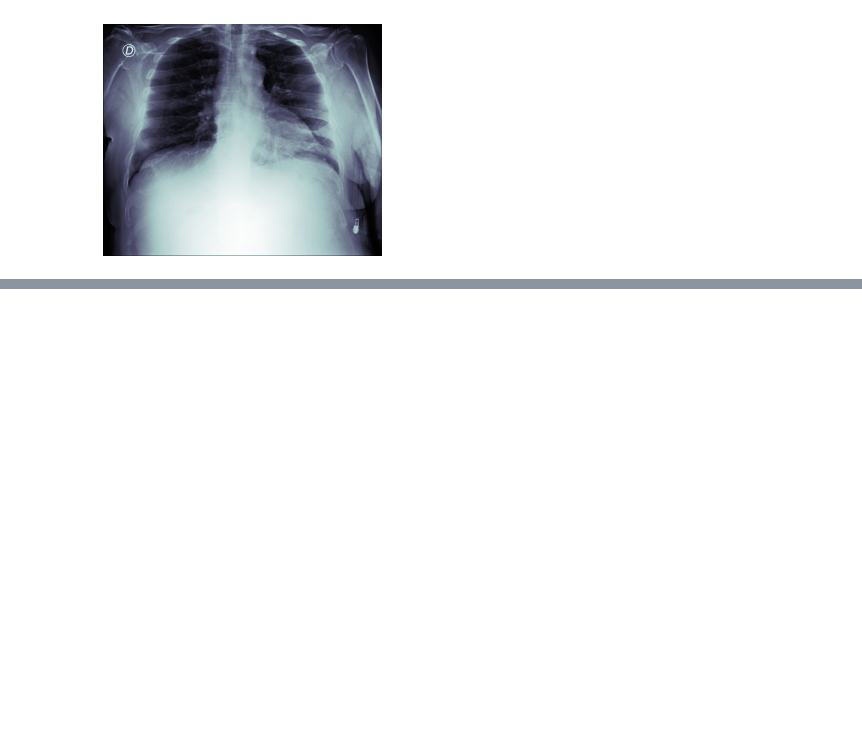
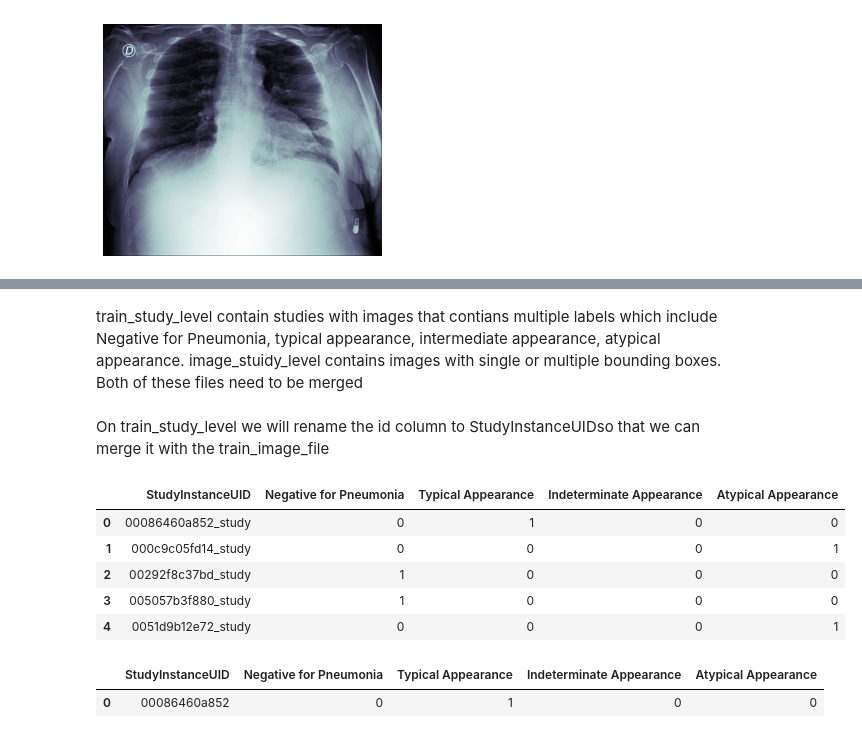
Before and after one commit to rajatpaliwal/SIIM-FISABIO-RSNA-COVID-19-Detection, a Jupyter notebook: Covid_19_detection_EDA.ipynb, the cells around one changed output, grey strips where cells are left out. Cells and saved outputs as stored; diff of their text form; code cells hidden in the pictures; blank space fills up the shorter version.

```diff
--- a/Covid_19_detection_EDA.ipynb
+++ b/Covid_19_detection_EDA.ipynb
@@ -76,0 +201,20 @@ train_sample.show()
+# %% [markdown]
+train_study_level contain studies with images that contians multiple labels which include Negative for Pneumonia, typical appearance, intermediate appearance, atypical appearance. image_stuidy_level contains images with single or multiple bounding boxes. Both of these files need to be merged
+# %% [markdown]
+On train_study_level we will rename the id column to StudyInstanceUIDso that we can merge it with the train_image_file
+# %%
+train_study_level.rename(columns={'id':'StudyInstanceUID'}, inplace = True)
+train_study_level.head()
+# %% [output]
+|  | StudyInstanceUID | Negative for Pneumonia | Typical Appearance | Indeterminate Appearance | Atypical Appearance |
+| 0 | 00086460a852_study | 0 | 1 | 0 | 0 |
+| 1 | 000c9c05fd14_study | 0 | 0 | 0 | 1 |
+| 2 | 00292f8c37bd_study | 1 | 0 | 0 | 0 |
+| 3 | 005057b3f880_study | 1 | 0 | 0 | 0 |
+| 4 | 0051d9b12e72_study | 0 | 0 | 0 | 1 |
+# %%
+train_study_level['StudyInstanceUID'] = train_study_level['StudyInstanceUID'].apply(lambda x: f'{x[:12]}')
+train_study_level[:1]
+# %% [output]
+|  | StudyInstanceUID | Negative for Pneumonia | Typical Appearance | Indeterminate Appearance | Atypical Appearance |
+| 0 | 00086460a852 | 0 | 1 | 0 | 0 |
```
Also changed, not shown: parts of 25 cells of this notebook.
